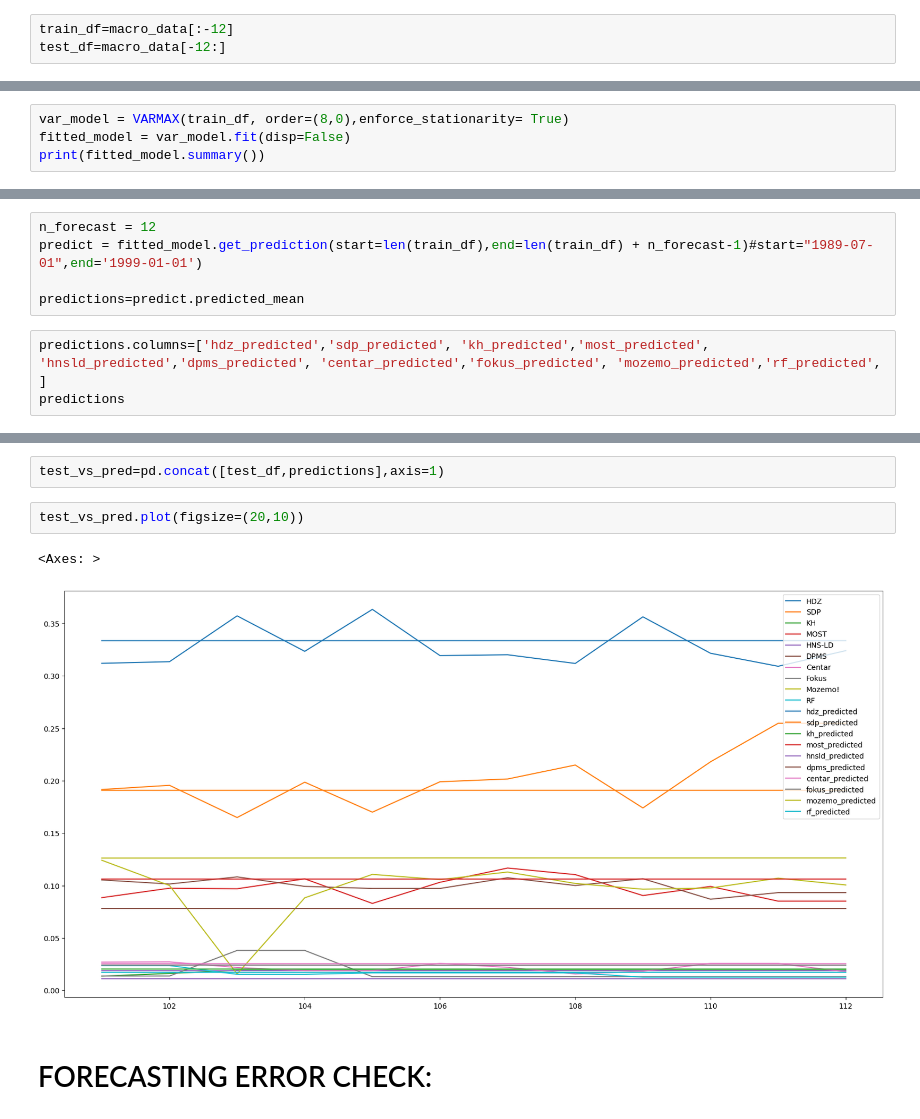
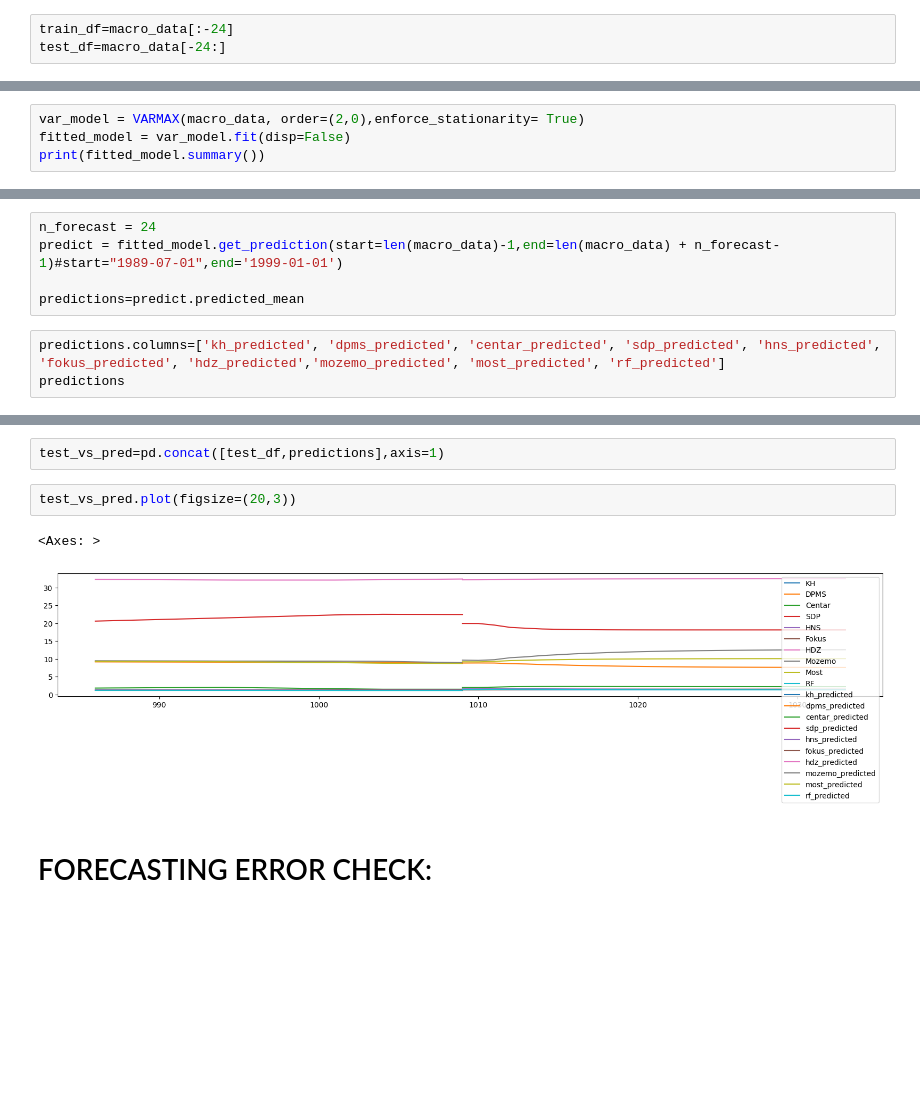
Before and after one commit to markozele1/ElectionLogic, a Jupyter notebook: src/polls-analysis/TSA-2024-1.ipynb, the cells around one changed output, grey strips where cells are left out. Saved outputs shown, nothing was run; the diff lists cells and outputs as text; blank space fills up the shorter version.

```diff
--- a/src/polls-analysis/TSA-2024-1.ipynb
+++ b/src/polls-analysis/TSA-2024-1.ipynb
@@ -119,6 +119,6 @@ print(macro_data.shape)
 # %%
-train_df=macro_data[:-12]
-test_df=macro_data[-12:]
+train_df=macro_data[:-24]
+test_df=macro_data[-24:]
 # %%
 print(test_df.shape)
 # %% [output]
@@ -148,7 +144,7 @@ print(sorted_order.summary())
 # %% [markdown]
 # FITTING DATA INTO MODEL:
 # %%
-var_model = VARMAX(train_df, order=(8,0),enforce_stationarity= True)
+var_model = VARMAX(macro_data, order=(2,0),enforce_stationarity= True)
 fitted_model = var_model.fit(disp=False)
 print(fitted_model.summary())
 # %% [output]
@@ -172,11 +168,11 @@ Warnings:
 # %% [markdown]
 # FORECASTING + VISUALISATION:
 # %%
-n_forecast = 12
-predict = fitted_model.get_prediction(start=len(train_df),end=len(train_df) + n_forecast-1)#start="1989-07-01",end='1999-01-01')
+n_forecast = 24
+predict = fitted_model.get_prediction(start=len(macro_data)-1,end=len(macro_data) + n_forecast-1)#start="1989-07-01",end='1999-01-01')
 
 predictions=predict.predicted_mean
 # %%
-predictions.columns=['hdz_predicted','sdp_predicted', 'kh_predicted','most_predicted', 'hnsld_predicted','dpms_predicted', 'centar_predicted','fokus_predicted', 'mozemo_predicted','rf_predicted', ]
+predictions.columns=['kh_predicted', 'dpms_predicted', 'centar_predicted', 'sdp_predicted', 'hns_predicted', 'fokus_predicted', 'hdz_predicted','mozemo_predicted', 'most_predicted', 'rf_predicted']
 predictions
 # %% [output]
@@ -196,9 +196,9 @@ predictions
 # %%
 test_vs_pred=pd.concat([test_df,predictions],axis=1)
 # %%
-test_vs_pred.plot(figsize=(20,10))
+test_vs_pred.plot(figsize=(20,3))
 # %% [output]
 <Axes: >
-[figure, old version]
+[figure, new version]
 # %% [markdown]
 # FORECASTING ERROR CHECK:
```
Also changed, not shown: parts of 12 cells of this notebook, 16 other files.
